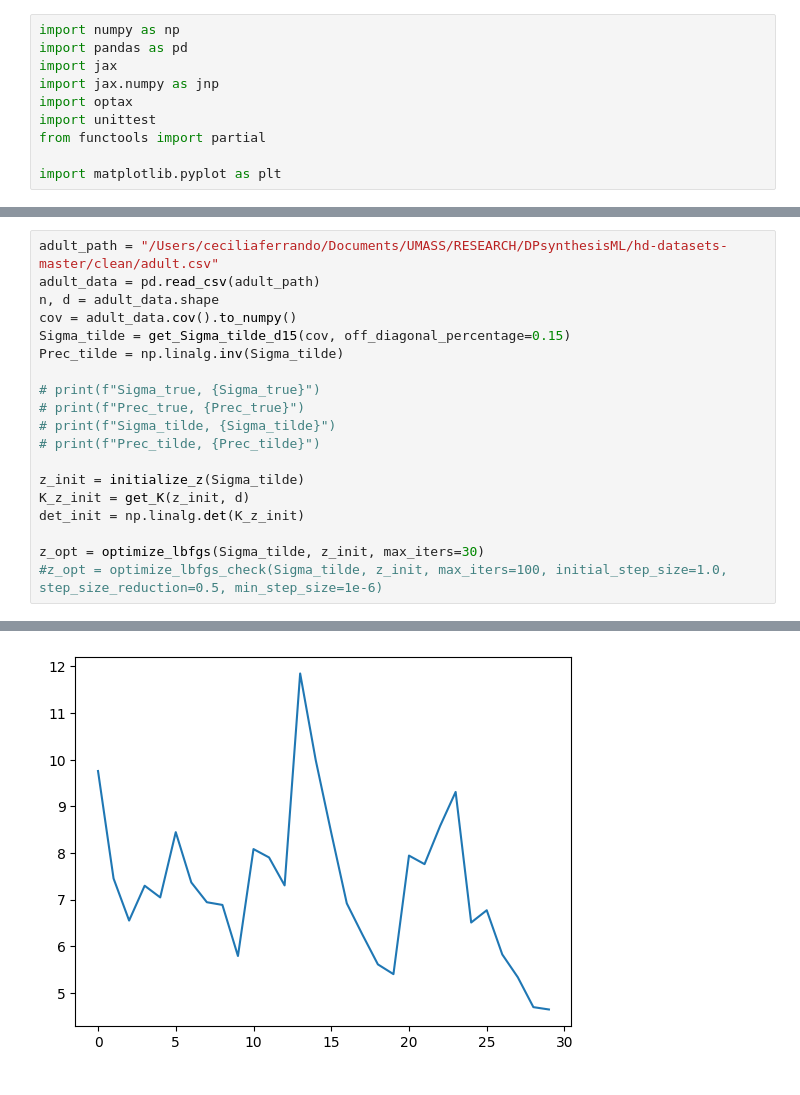
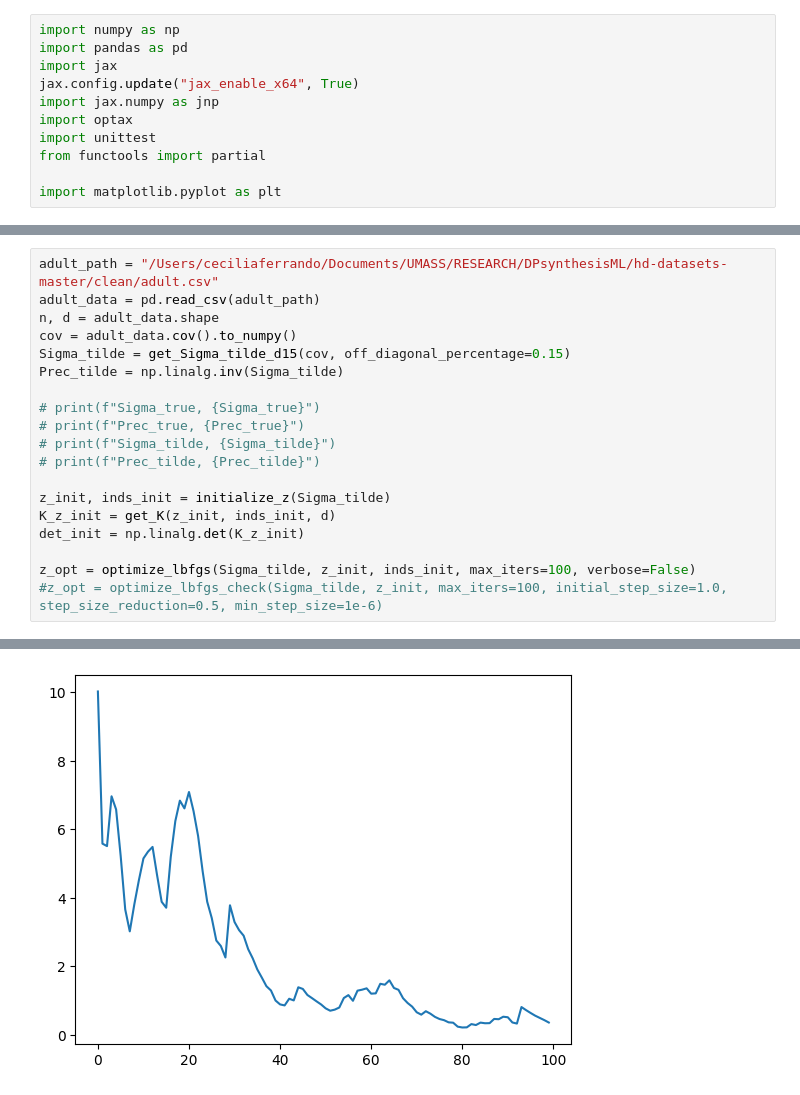
Before and after one commit to ceciliaferrando/private-ggm, a Jupyter notebook: PrivateGGM-notebook.ipynb, the cells around one changed output, grey strips where cells are left out. Drawn from its saved outputs; the diff is of its cells as text.

```diff
--- a/PrivateGGM-notebook.ipynb
+++ b/PrivateGGM-notebook.ipynb
@@ -2,6 +2,7 @@
 import numpy as np
 import pandas as pd
 import jax
+jax.config.update("jax_enable_x64", True)
 import jax.numpy as jnp
 import optax
 import unittest
@@ -361,10 +341,10 @@ Prec_tilde = np.linalg.inv(Sigma_tilde)
 # print(f"Sigma_tilde, {Sigma_tilde}")
 # print(f"Prec_tilde, {Prec_tilde}")
 
-z_init = initialize_z(Sigma_tilde)
-K_z_init = get_K(z_init, d)
+z_init, inds_init = initialize_z(Sigma_tilde)
+K_z_init = get_K(z_init, inds_init, d)
 det_init = np.linalg.det(K_z_init)
 
-z_opt = optimize_lbfgs(Sigma_tilde, z_init, max_iters=30)
+z_opt = optimize_lbfgs(Sigma_tilde, z_init, inds_init, max_iters=100, verbose=False)
 #z_opt = optimize_lbfgs_check(Sigma_tilde, z_init, max_iters=100, initial_step_size=1.0, step_size_reduction=0.5, min_step_size=1e-6)
 # %% [output]
@@ -388,2 +352,2 @@ compare log det -21.905998 -21.905998
-[figure, old version]
+[figure, new version]
 # %%
```
Also changed, not shown: parts of 5 cells of this notebook.
